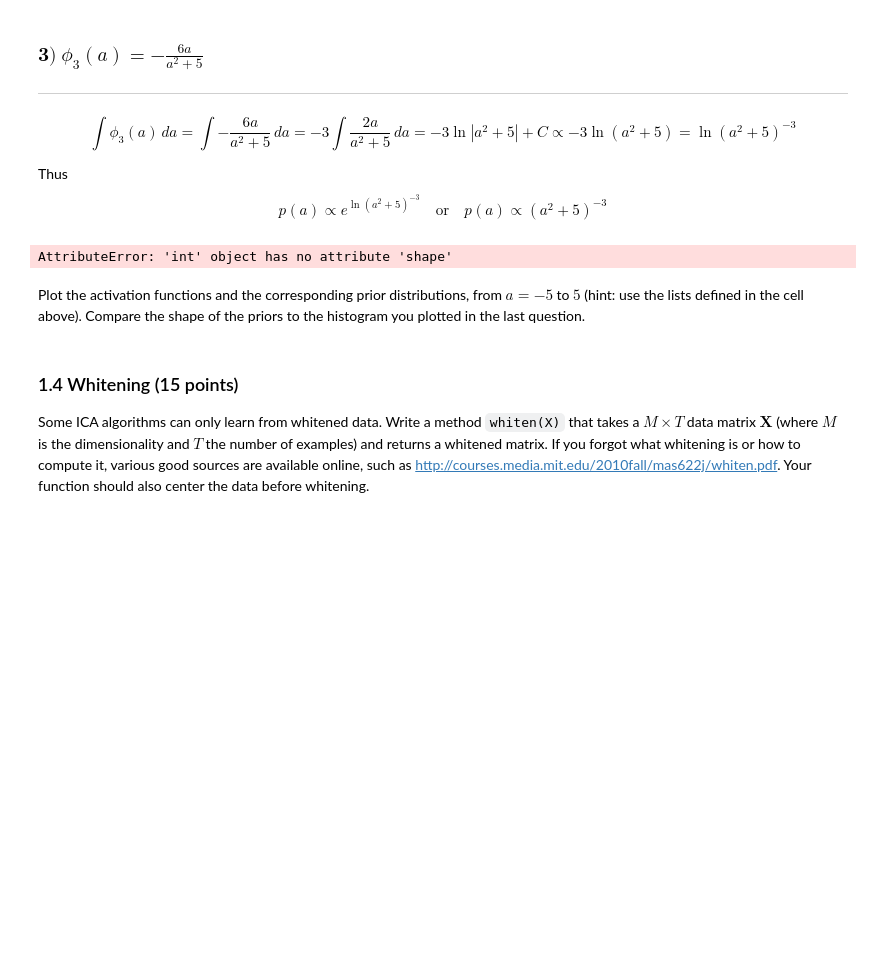
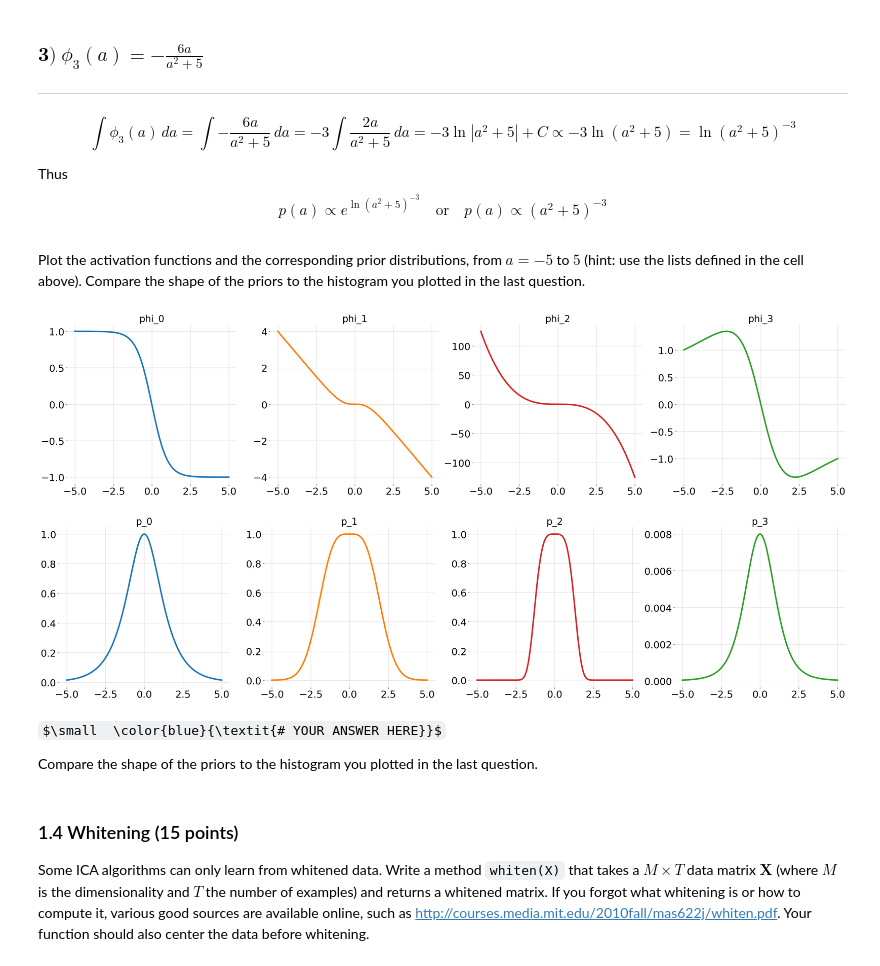
Before and after one commit to ioangatop/machine_learning_2, a Jupyter notebook: lab_1/lab1.ipynb, the cells around one changed output. Drawn from its saved outputs; the diff is of its cells as text; code cells hidden in the pictures; some formulas as TeX source; blank space fills up the shorter version.

```diff
--- a/lab_1/lab1.ipynb
+++ b/lab_1/lab1.ipynb
@@ -204,27 +223,28 @@ def phi_0(a):
 
 def p_0(a):
     # YOUR CODE HERE
-    return len(a)*1
+    return (np.cosh(a))**(-1)
 # %%
 def phi_1(a):
     return -a + np.tanh(a)
 
 def p_1(a):
     # YOUR CODE HERE
-    return len(a)*1
+    return np.exp(-a**(2)/2) * np.cosh(a)
 # %%
 def phi_2(a):
     return -a**3
 
 def p_2(a):
     # YOUR CODE HERE
-    return np.e(-a^(4)/4)
+    return np.exp(-a**(4)/4)
 # %%
 def phi_3(a):
     return -6*a / (a**2 + 5)
 
 def p_3(a):
-    return (a^2+5)^{-3}
+    # YOUR CODE HERE
+    return (a**2+5)**(-3)
 # %%
 activation_functions = [phi_0, phi_1, phi_2, phi_3]
 priors = [p_0, p_1, p_2, p_3]
@@ -232,7 +252,5 @@ priors = [p_0, p_1, p_2, p_3]
 a = np.linspace(-5, 5, 1000)
 for prior in priors:
     assert prior(a).shape == (1000, ), "Wrong output shape"
-# %% [output]
-AttributeError: 'int' object has no attribute 'shape'
 # %% [markdown]
 Plot the activation functions and the corresponding prior distributions, from $a = -5$ to $5$ (hint: use the lists defined in the cell above). Compare the shape of the priors to the histogram you plotted in the last question.
@@ -245,3 +257,35 @@ raise NotImplementedError()
+# %%
+### 1.3 Implicit priors (continued)
+a = np.linspace(-5, 5, 1000)
+
+# YOUR CODE HERE
+def plot_pdfs(pdfs_list, x):
+    fig, ax = plt.subplots(nrows=1, ncols=len(pdfs_list), figsize=(30, 7), dpi=100)
+    colors = ["#1f77b4", "#ff7f0e", "#d62728", "#2ca02c"]
+
+    for i in range(len(pdfs_list)):
+        pdf = pdfs_list[i]
+        ax[i].plot(x, pdf(x), color=colors[i], linewidth=4)
+        # Visual addings
+        ax[i].set_title(str(pdf.__name__), fontsize=25)
+        ax[i].tick_params(axis='both', which='major', labelsize=26)
+        ax[i].spines["top"].set_visible(False)
+        ax[i].spines["right"].set_visible(False)
+        ax[i].spines["left"].set_visible(False)
+        ax[i].spines["bottom"].set_visible(False)
+        ax[i].grid(color='lightgrey', linestyle='-')
+        ax[i].set_axisbelow(True)
+        plt.tight_layout()
+
+plot_pdfs(activation_functions, a)
+plot_pdfs(priors, a)
+# %% [output]
+[figure, added]
+[figure, added]
+# %% [markdown]
+$\small  \color{blue}{\textit{# YOUR ANSWER HERE}}$
+
+Compare the shape of the priors to the histogram you plotted in the last question.
 # %% [markdown]
 ### 1.4 Whitening (15 points)
 Some ICA algorithms can only learn from whitened data. Write a method `whiten(X)` that takes a $M \times T$ data matrix $\mathbf{X}$ (where $M$ is the dimensionality and $T$ the number of examples) and returns a whitened matrix. If you forgot what whitening is or how to compute it, various good sources are available online, such as http://courses.media.mit.edu/2010fall/mas622j/whiten.pdf. Your function should also center the data before whitening.
```
Also changed, not shown: parts of 6 cells of this notebook.
